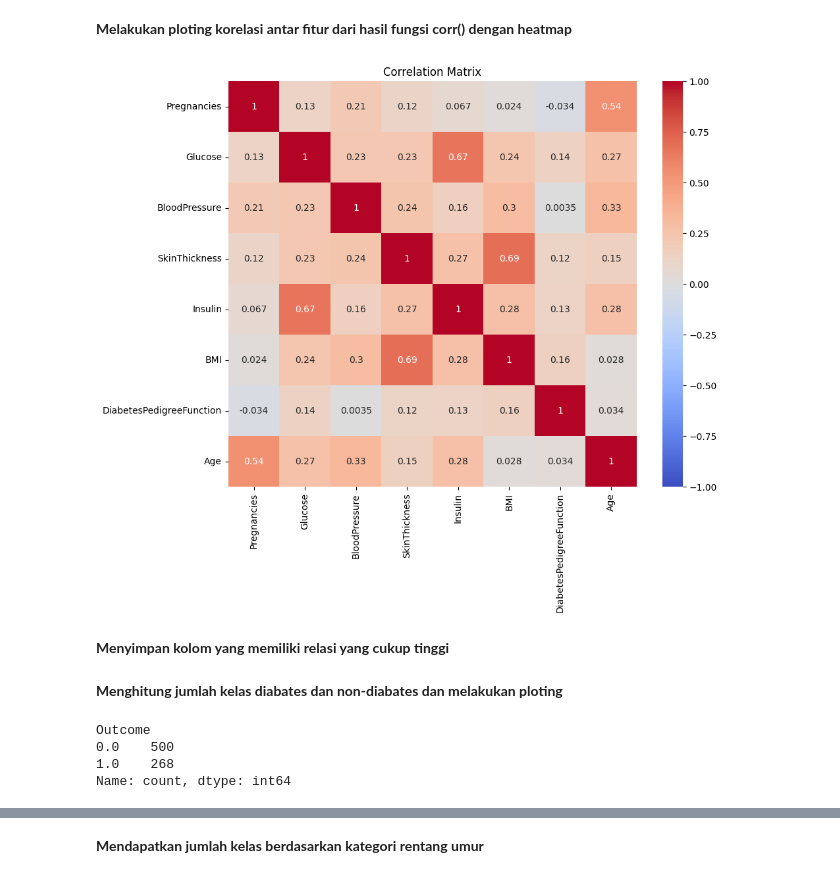
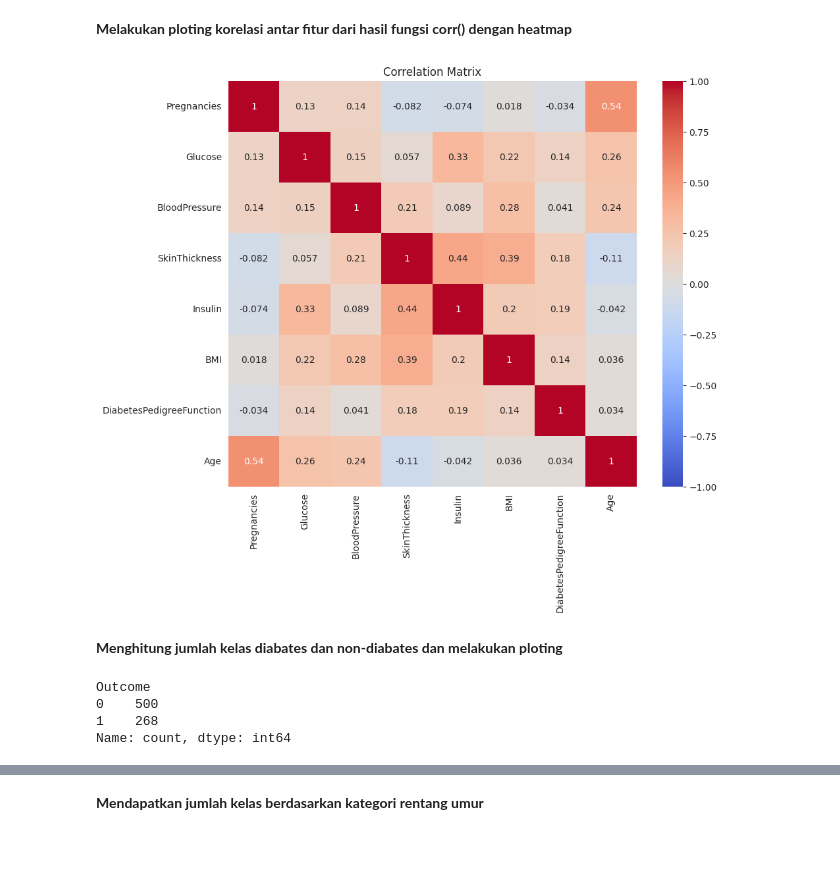
Before and after one commit to Refanz/diabetes-predictive-analytic, a Jupyter notebook: notebook.ipynb, the cells around one changed output, grey strips where cells are left out. Drawn from its saved outputs; the diff is of its cells as text; code cells hidden in the pictures; blank space fills up the shorter version.

```diff
--- a/notebook.ipynb
+++ b/notebook.ipynb
@@ -236,18 +170,15 @@ df_imputed.corr()
 # %%
 # Visualisasi korelasi antar variabel numerik
 def show_corr_matrix(data):
     plt.figure(figsize=(10, 8))
     corr_matrix = data.corr(numeric_only=True)
 
     sns.heatmap(corr_matrix, annot=True, cmap='coolwarm', vmin=-1, vmax=1)
     plt.title("Correlation Matrix")
     plt.show()
 
-
-show_corr_matrix(df_imputed.drop(columns=['Outcome']))
+show_corr_matrix(diabetes_df.drop(columns=['Outcome']))
 # %% [output]
-[figure, old version]
+[figure, new version]
-# %% [markdown]
-**Menyimpan kolom yang memiliki relasi yang cukup tinggi**
 # %%
 # Menyimpan nama kolom yang memiliki korelasi yang cukup tinggi ( > 0.5)
@@ -256,11 +187,11 @@ high_corr_cols = ['Insulin', 'Glucose', 'BMI', 'SkinThickness', 'Age', 'Pregnanc
 **Menghitung jumlah kelas diabates dan non-diabates dan melakukan ploting**
 # %%
 # Menggunakan value_counts() untuk menghitung jumlah wanita yang berisiko diabetes dan tidak
-df_imputed['Outcome'].value_counts()
+diabetes_df['Outcome'].value_counts()
 # %% [output]
 Outcome
-0.0    500
-1.0    268
+0    500
+1    268
 Name: count, dtype: int64
 # %%
 plt.figure(figsize=(7, 5))
```
Also changed, not shown: parts of 53 cells of this notebook, 2 other files.
